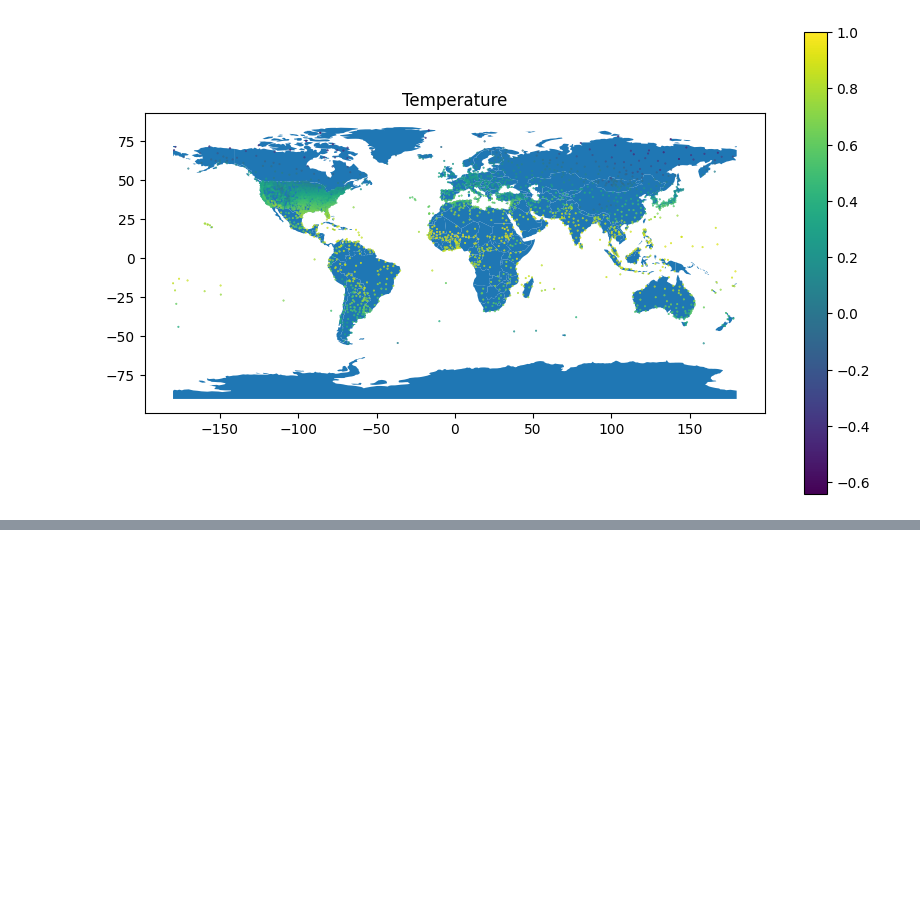
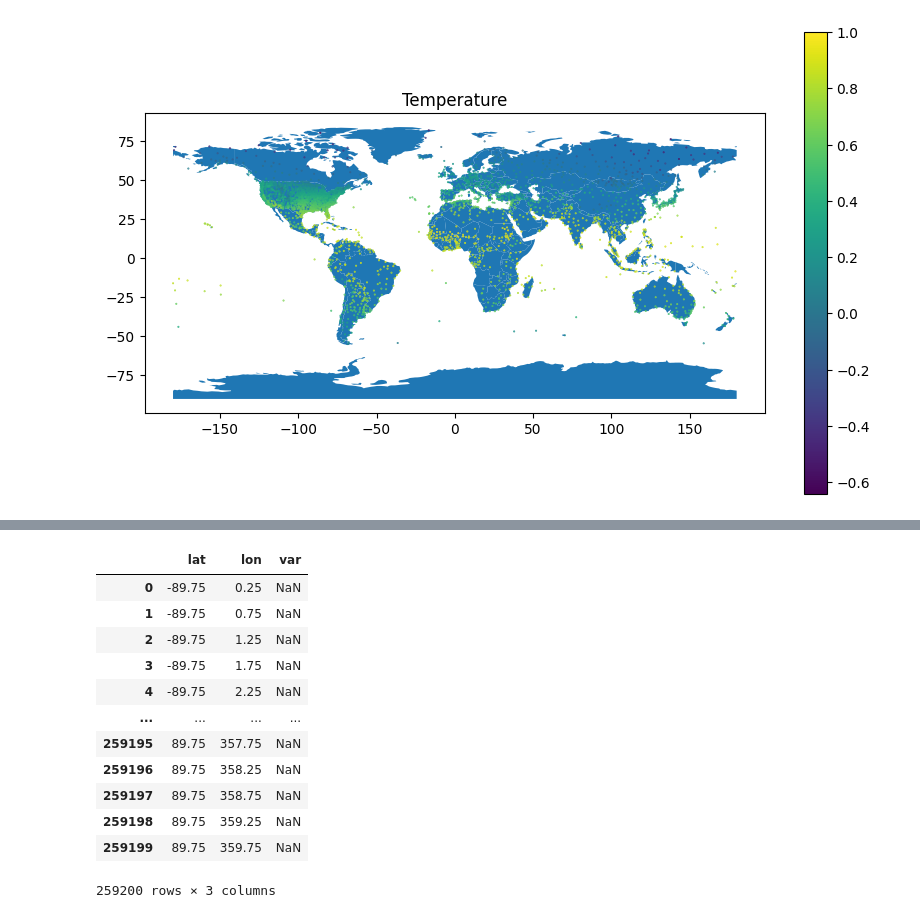
Before and after one commit to davidguzmanr/COMP-685-Fall-2025, a Jupyter notebook: notebooks/import_tests.ipynb, the cells around one changed output, grey strips where cells are left out. Drawn from its saved outputs; the diff is of its cells as text; code cells hidden in the pictures; blank space fills up the shorter version.

```diff
--- a/notebooks/import_tests.ipynb
+++ b/notebooks/import_tests.ipynb
@@ -265,0 +296,16 @@ plt.show()
+# %%
+df
+# %% [output]
+|  | lat | lon | var |
+| 0 | -89.75 | 0.25 | NaN |
+| 1 | -89.75 | 0.75 | NaN |
+| 2 | -89.75 | 1.25 | NaN |
+| 3 | -89.75 | 1.75 | NaN |
+| 4 | -89.75 | 2.25 | NaN |
+| ... | ... | ... | ... |
+| 259195 | 89.75 | 357.75 | NaN |
+| 259196 | 89.75 | 358.25 | NaN |
+| 259197 | 89.75 | 358.75 | NaN |
+| 259198 | 89.75 | 359.25 | NaN |
+| 259199 | 89.75 | 359.75 | NaN |
+259200 rows × 3 columns
```
Also changed, not shown: parts of 8 cells of this notebook.
